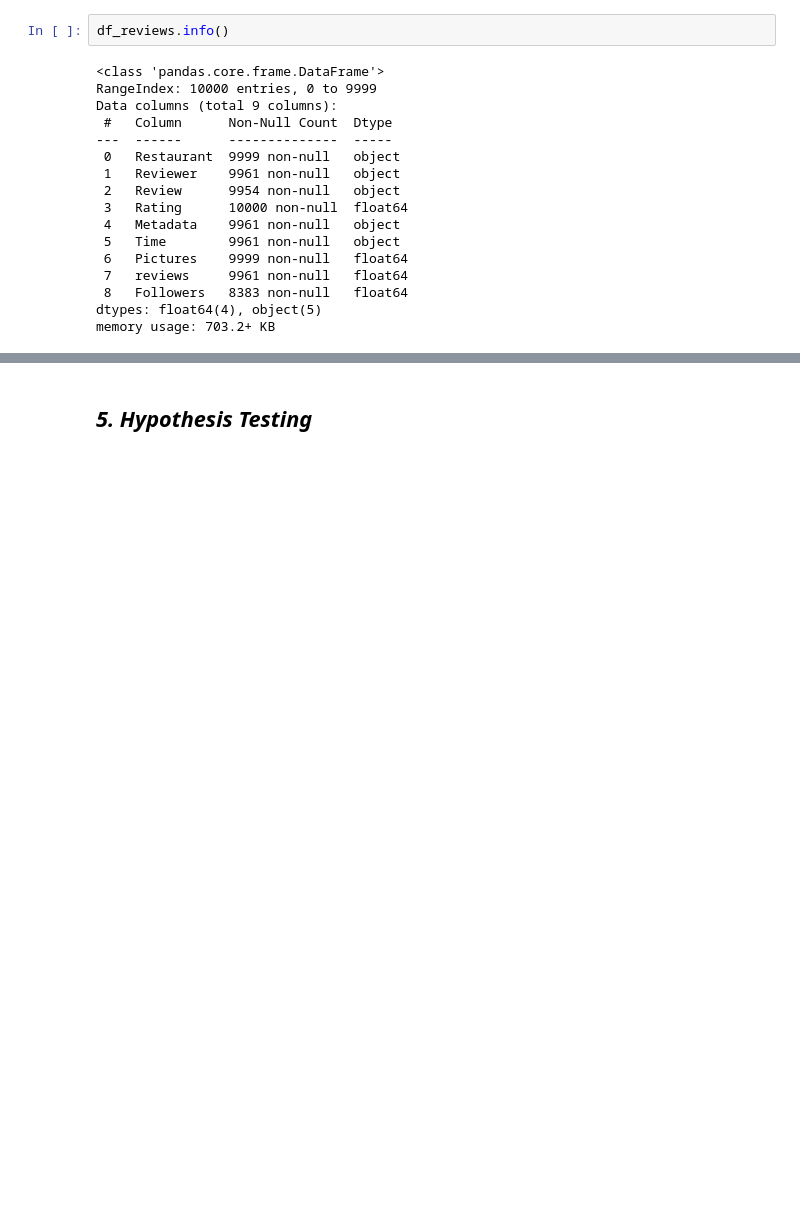
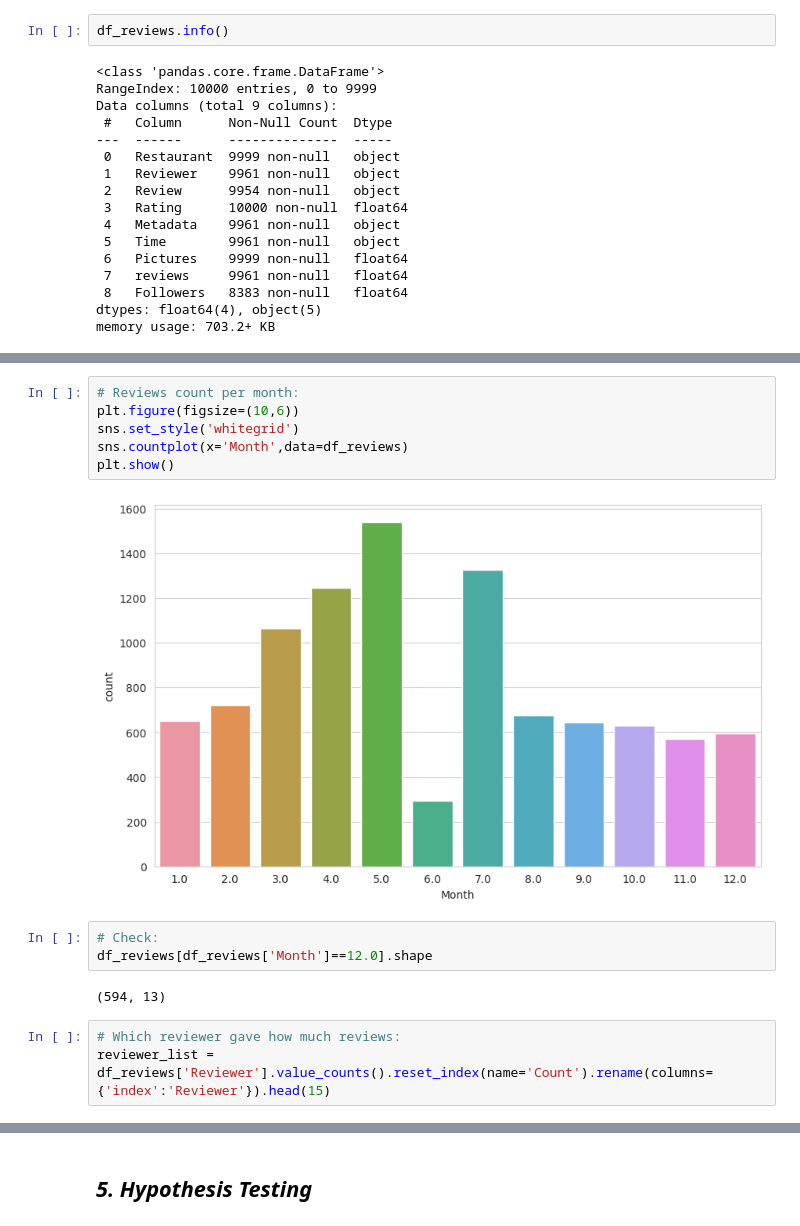
Before and after one commit to adityapatil4141/Zomato-restaurant-clustering-and-sentiment-analysis, a Jupyter notebook: ZOMATO_RESTAURANT_CLUSTERING_AND_SENTIMENT_ANALYSIS.ipynb, the cells around one changed output, grey strips where cells are left out. Drawn from its saved outputs; the diff is of its cells as text; blank space fills up the shorter version.

```diff
--- a/ZOMATO_RESTAURANT_CLUSTERING_AND_SENTIMENT_ANALYSIS.ipynb
+++ b/ZOMATO_RESTAURANT_CLUSTERING_AND_SENTIMENT_ANALYSIS.ipynb
@@ -679,0 +754,16 @@ df_reviews.head()
+# %%
+# Reviews count per month:
+plt.figure(figsize=(10,6))
+sns.set_style('whitegrid')
+sns.countplot(x='Month',data=df_reviews)
+plt.show()
+# %% [output]
+[figure, added]
+# %%
+# Check:
+df_reviews[df_reviews['Month']==12.0].shape
+# %% [output]
+(594, 13)
+# %%
+# Which reviewer gave how much reviews:
+reviewer_list = df_reviews['Reviewer'].value_counts().reset_index(name='Count').rename(columns={'index':'Reviewer'}).head(15)
```
Also changed, not shown: parts of 29 cells of this notebook.
